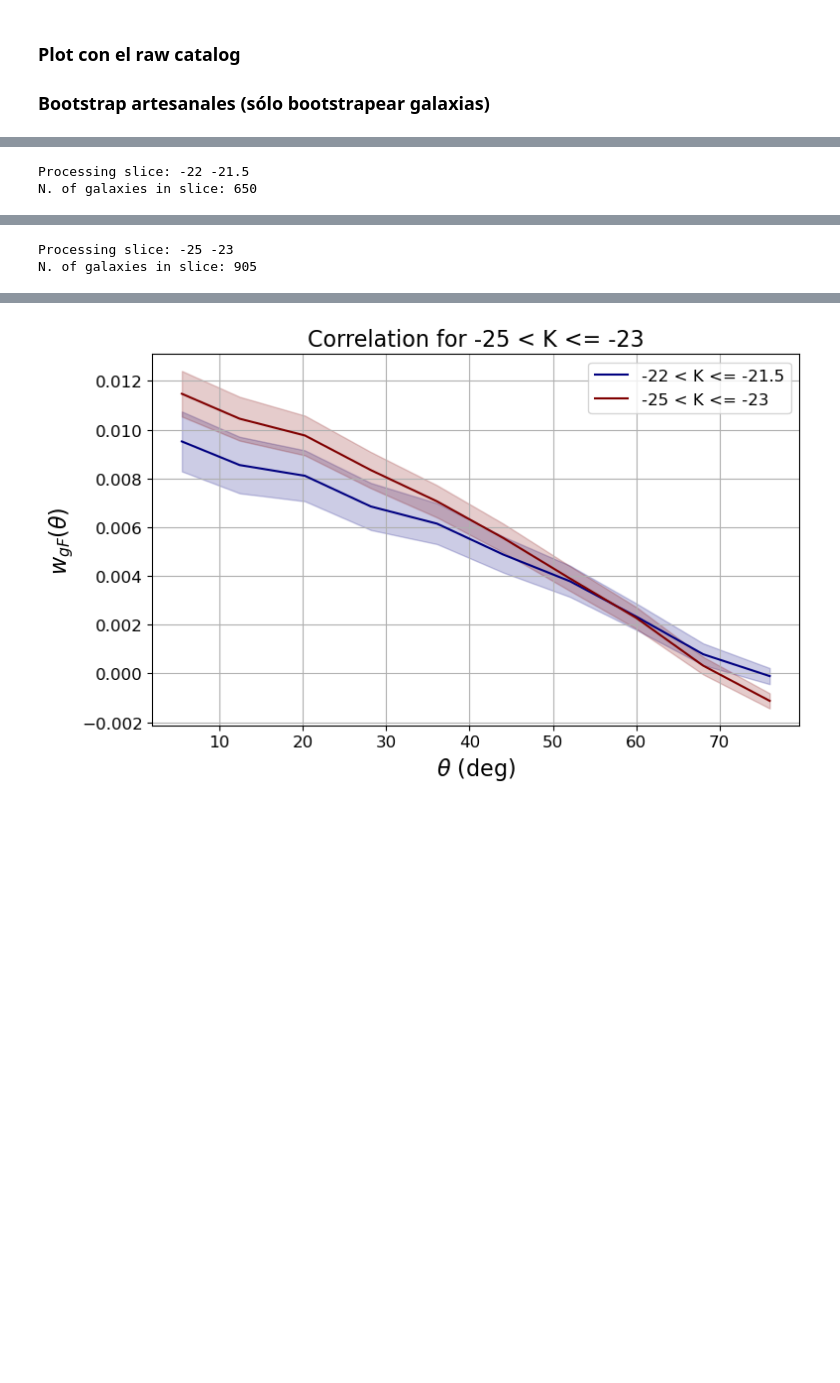
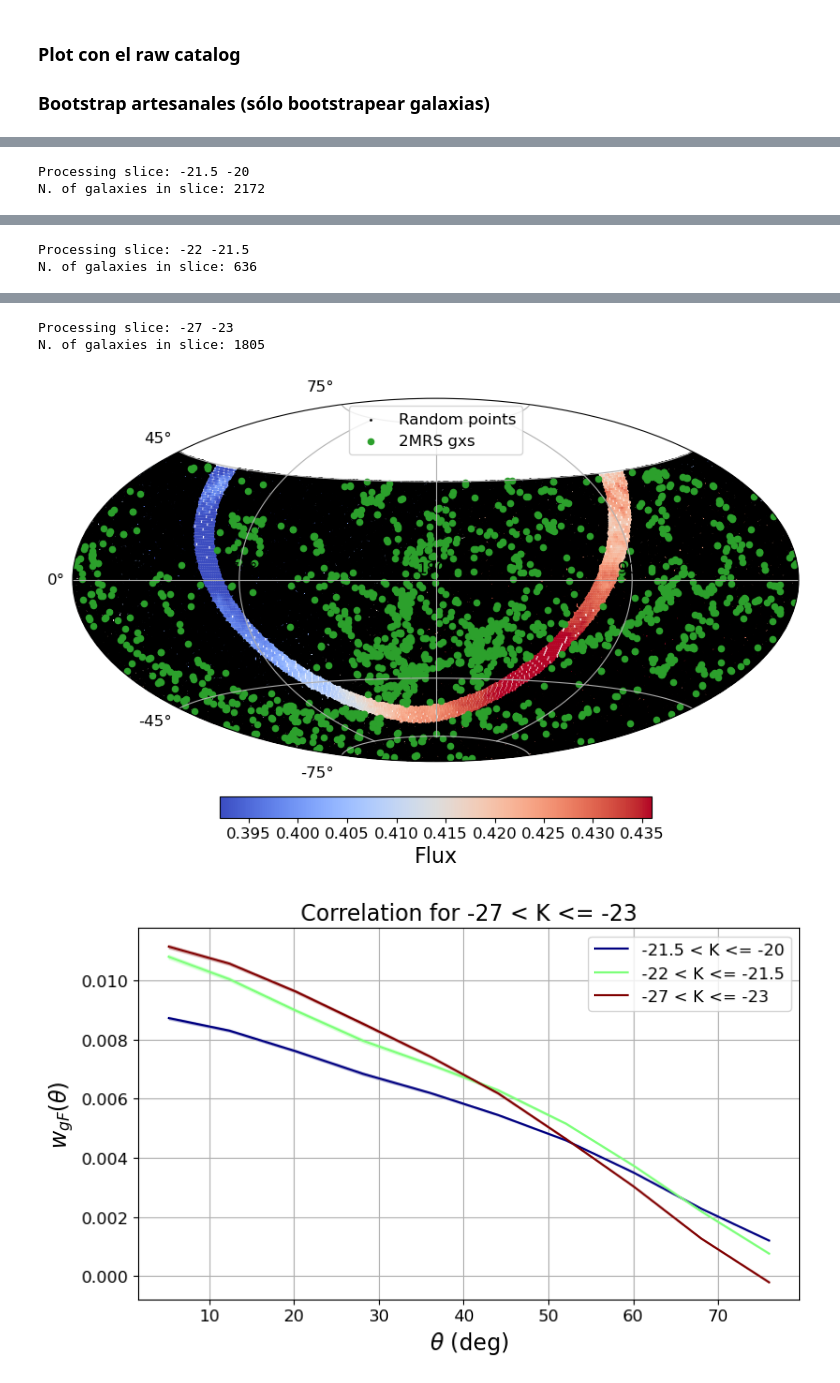
Before and after one commit to FedeDavilaKurban/Auger, a Jupyter notebook: plot3_GLADE_paper1.ipynb, the cells around one changed output, grey strips where cells are left out. Saved outputs shown, nothing was run; the diff lists cells and outputs as text; code cells hidden in the pictures; blank space fills up the shorter version.

```diff
--- a/plot3_GLADE_paper1.ipynb
+++ b/plot3_GLADE_paper1.ipynb
@@ -11,6 +11,8 @@ import matplotlib.pyplot as plt
 
 
 def read_GLADE(cols_to_use, cz_min=1200, dL_max=200):
+    from get_masks import get_milkyway_mask
+
     filename = "../data/GLADE_zhelio_lt0.1_dL_lt300.txt"
     c = 299792.458  # km/s
     chunksize = 200_000
@@ -53,6 +55,9 @@ def read_GLADE(cols_to_use, cz_min=1200, dL_max=200):
     df = pd.concat(filtered_chunks, ignore_index=True)
     # Compute absolute K magnitude
     df["M_K"] = df["K"] - 5 * np.log10(df["d_L"]) - 25
+
+    df = df.iloc[get_milkyway_mask(df["RA"].values, df["Dec"].values)]
+    df = df[df['Dec']<45.]
 
     print(f"Remaining galaxies after all cuts: {len(df)}")
 
@@ -151,7 +153,7 @@ for i, (k_max, k_min) in enumerate(k_slices):
     print('Processing slice:', k_min, k_max)
 
     # Filter galaxies for the current cz slice
-    gxs_slice = gxs[(gxs['M_Ks'] > k_min) & (gxs['M_Ks'] <= k_max)]
+    gxs_slice = gxs[(gxs['M_K'] > k_min) & (gxs['M_K'] <= k_max)]
 
     print('N. of galaxies in slice:', len(gxs_slice))
 
@@ -159,8 +161,8 @@ for i, (k_max, k_min) in enumerate(k_slices):
     rand_ra, rand_dec = generate_RanCat(len(gxs_slice)*10, dec_min=-90, dec_max=45)
 
     # Create treecorr catalogs for the current slice
-    gcat_slice = treecorr.Catalog(ra=gxs_slice['_RAJ2000'], dec=gxs_slice['_DEJ2000'],
-                                  ra_units='deg', dec_units='deg', npatch=10)
+    gcat_slice = treecorr.Catalog(ra=gxs_slice['RA'], dec=gxs_slice['Dec'],
+                                  ra_units='deg', dec_units='deg', npatch=20)
     rand_cat = treecorr.Catalog(ra=rand_ra, dec=rand_dec,
                                 ra_units='deg', dec_units='deg', patch_centers=gcat_slice.patch_centers)
 
@@ -216,7 +229,7 @@ RuntimeError: Cross correlation requires both catalogs use the same patches.
 CALCULATE CORRELATIONS FOR K SLICES WITH CZ CUT
 """
 # === Load Galaxies ===
-gxs = read_catalog(cz_min=1200)
+gxs = read_GLADE(cols)
 k_slices = [(-20, -21), (-23,-26)]
 colors_kslices = plt.cm.jet(np.linspace(0, 1, len(k_slices)))  # Color gradient
 
@@ -265,7 +278,7 @@ plt.rcParams.update({
 # Plot K vs CZ
 #################
 #################
-plt.scatter(gxs_K['cz'], gxs_K['M_Ks'], s=3, color='C0', alpha=0.5, label='K vs cz', facecolor='k')
+plt.scatter(gxs_K['cz'], gxs_K['M_K'], s=3, color='C0', alpha=0.5, label='K vs cz', facecolor='k')
 for K in [item[0] for item in k_slices] + [k_slices[-1][1]]:
     print(K)
     plt.axhline(K, color='k', ls='--', lw=1)
@@ -308,7 +321,7 @@ cbar_flux = plt.colorbar(sc, ax=ax, orientation='horizontal', pad=0.08, fraction
 cbar_flux.set_label("Flux")
 
 ax.scatter(np.deg2rad(-rand_ra+180.), np.deg2rad(rand_dec), s=1, color='k', label='Random points')
-ax.scatter(np.deg2rad(-gxs_K['_RAJ2000']+180.), np.deg2rad(gxs_K['_DEJ2000']), s=10, color='C0', label='2MRS gxs')
+ax.scatter(np.deg2rad(-gxs_K['RA']+180.), np.deg2rad(gxs_K['Dec']), s=10, color='C0', label='2MRS gxs')
 plt.legend()
 plt.title('Raw Catalogue')
 plt.show()
@@ -324,10 +337,10 @@ for i, (k_max, k_min) in enumerate(k_slices):
     print('Processing slice:', k_min, k_max)
 
     # Filter galaxies for the current cz slice
-    gxs_slice = gxs_K[(gxs_K['M_Ks'] > k_min) & (gxs_K['M_Ks'] <= k_max)]
+    gxs_slice = gxs_K[(gxs_K['M_K'] > k_min) & (gxs_K['M_K'] <= k_max)]
 
     # Create treecorr catalogs for the current slice
-    gcat_slice = treecorr.Catalog(ra=gxs_slice['_RAJ2000'], dec=gxs_slice['_DEJ2000'],
+    gcat_slice = treecorr.Catalog(ra=gxs_slice['RA'], dec=gxs_slice['Dec'],
                                   ra_units='deg', dec_units='deg')#, npatch=10)
     rand_cat = treecorr.Catalog(ra=rand_ra[:len(gxs_slice)*10], dec=rand_dec[:len(gxs_slice)*10],
                                 ra_units='deg', dec_units='deg')#, patch_centers=gcat_slice.patch_centers)
@@ -549,12 +560,12 @@ Processing slice: -26 -23
 CALCULATE CORRELATIONS FOR K SLICES WITH CZ CUT
 """
 # === Load Galaxies ===
-gxs = read_catalog(cz_min=700)
-k_slices = [(-21.5, -22), (-23,-25)]
+gxs = read_GLADE(cols)
+k_slices = [(-20, -21.5), (-21.5, -22), (-23,-27)]
 colors_kslices = plt.cm.jet(np.linspace(0, 1, len(k_slices)))  # Color gradient
 nrand = 100
 
-gxs_K = gxs[(gxs['cz'] >= 1200) & (gxs['cz'] <= 4000)]  # Apply cz cut to galaxy catalog
+gxs_K = gxs[(gxs['cz'] >= 1500) & (gxs['cz'] <= 4000)]  # Apply cz cut to galaxy catalog
 
 # === Load Flux map ===
 file_path = "../data/Auger/flux_a8_lb.dat"
@@ -599,7 +610,7 @@ plt.rcParams.update({
 # Plot K vs CZ
 #################
 #################
-plt.scatter(gxs_K['cz'], gxs_K['M_Ks'], s=3, color='C0', alpha=0.5, label='K vs cz', facecolor='k')
+plt.scatter(gxs_K['cz'], gxs_K['M_K'], s=3, color='C0', alpha=0.5, label='K vs cz', facecolor='k')
 for K in [item[0] for item in k_slices] + [k_slices[-1][1]]:
     print(K)
     plt.axhline(K, color='k', ls='--', lw=1)
@@ -639,7 +650,7 @@ def sky_plot(rand_ra, rand_dec, flux_ra, flux_dec, flux_val, gxs_K):
     cbar_flux.set_label("Flux")
 
     ax.scatter(np.deg2rad(-rand_ra+180.), np.deg2rad(rand_dec), s=1, color='k', label='Random points')
-    ax.scatter(np.deg2rad(-gxs_K['_RAJ2000']+180.), np.deg2rad(gxs_K['_DEJ2000']), \
+    ax.scatter(np.deg2rad(-gxs_K['RA']+180.), np.deg2rad(gxs_K['Dec']), \
                s=20, color='C2', label='2MRS gxs')
     plt.legend()
     #plt.title('Raw Catalogue')
@@ -657,8 +668,8 @@ def get_bootstrap_variance(gxs_slice, rand_cat, fcat, config, num_bootstrap=500,
         nside = 16   # tune this (8,16,32) depending on patch size you want
         npix = hp.nside2npix(nside)
         # get pixel indices for galaxies
-        theta = np.deg2rad(90. - gxs_slice['_DEJ2000'])
-        phi = np.deg2rad(gxs_slice['_RAJ2000'])
+        theta = np.deg2rad(90. - gxs_slice['Dec'])
+        phi = np.deg2rad(gxs_slice['RA'])
         gpix = hp.ang2pix(nside, theta, phi)
         patch_indices = [np.where(gpix == p)[0] for p in range(npix)]
 
@@ -669,7 +680,7 @@ def get_bootstrap_variance(gxs_slice, rand_cat, fcat, config, num_bootstrap=500,
                 continue
             gbs = gxs_slice[idxs]
 
-            gcat_bs = treecorr.Catalog(ra=gbs['_RAJ2000'], dec=gbs['_DEJ2000'],
+            gcat_bs = treecorr.Catalog(ra=gbs['RA'], dec=gbs['Dec'],
                                     ra_units='deg', dec_units='deg')
             nk_bs = treecorr.NKCorrelation(config)
             rk_bs = treecorr.NKCorrelation(config)
@@ -680,8 +691,8 @@ def get_bootstrap_variance(gxs_slice, rand_cat, fcat, config, num_bootstrap=500,
         # Simple iid bootstrap (fast, ok if spatial systematics are negligible)
         for i in range(num_bootstrap):
             sel = np.random.choice(len(gxs_slice), size=len(gxs_slice), replace=True)
-            gbs = gxs_slice[sel]
-            gcat_bs = treecorr.Catalog(ra=gbs['_RAJ2000'], dec=gbs['_DEJ2000'],
+            gbs = gxs_slice.iloc[sel]
+            gcat_bs = treecorr.Catalog(ra=gbs['RA'], dec=gbs['Dec'],
                                     ra_units='deg', dec_units='deg')
             nk_bs = treecorr.NKCorrelation(config)
             rk_bs = treecorr.NKCorrelation(config)
@@ -704,7 +715,7 @@ for i, (k_max, k_min) in enumerate(k_slices):
     print('Processing slice:', k_min, k_max)
 
     # Filter galaxies for the current k slice
-    gxs_slice = gxs_K[(gxs_K['M_Ks'] > k_min) & (gxs_K['M_Ks'] <= k_max)]
+    gxs_slice = gxs_K[(gxs_K['M_K'] > k_min) & (gxs_K['M_K'] <= k_max)]
     print('N. of galaxies in slice:', len(gxs_slice))
 
     # Sky plot for this slice
@@ -713,7 +724,7 @@ for i, (k_max, k_min) in enumerate(k_slices):
 
     # Create treecorr catalogs for the current slice
     gcat_slice = treecorr.Catalog(
-        ra=gxs_slice['_RAJ2000'], dec=gxs_slice['_DEJ2000'],
+        ra=gxs_slice['RA'], dec=gxs_slice['Dec'],
         ra_units='deg', dec_units='deg'
     )
     rand_cat = treecorr.Catalog(
@@ -761,2 +771,2 @@ Columns:
-Processing slice: -22 -21.5
-N. of galaxies in slice: 650
+Processing slice: -21.5 -20
+N. of galaxies in slice: 2172
@@ -764,2 +774,2 @@ N. of galaxies in slice: 650
-Processing slice: -25 -23
-N. of galaxies in slice: 905
+Processing slice: -22 -21.5
+N. of galaxies in slice: 636
@@ -767 +777,4 @@ N. of galaxies in slice: 905
+Processing slice: -27 -23
+N. of galaxies in slice: 1805
-[figure, old version]
+[figure, new version]
+[figure, added]
```
Also changed, not shown: parts of 6 cells of this notebook, 7 other files.
